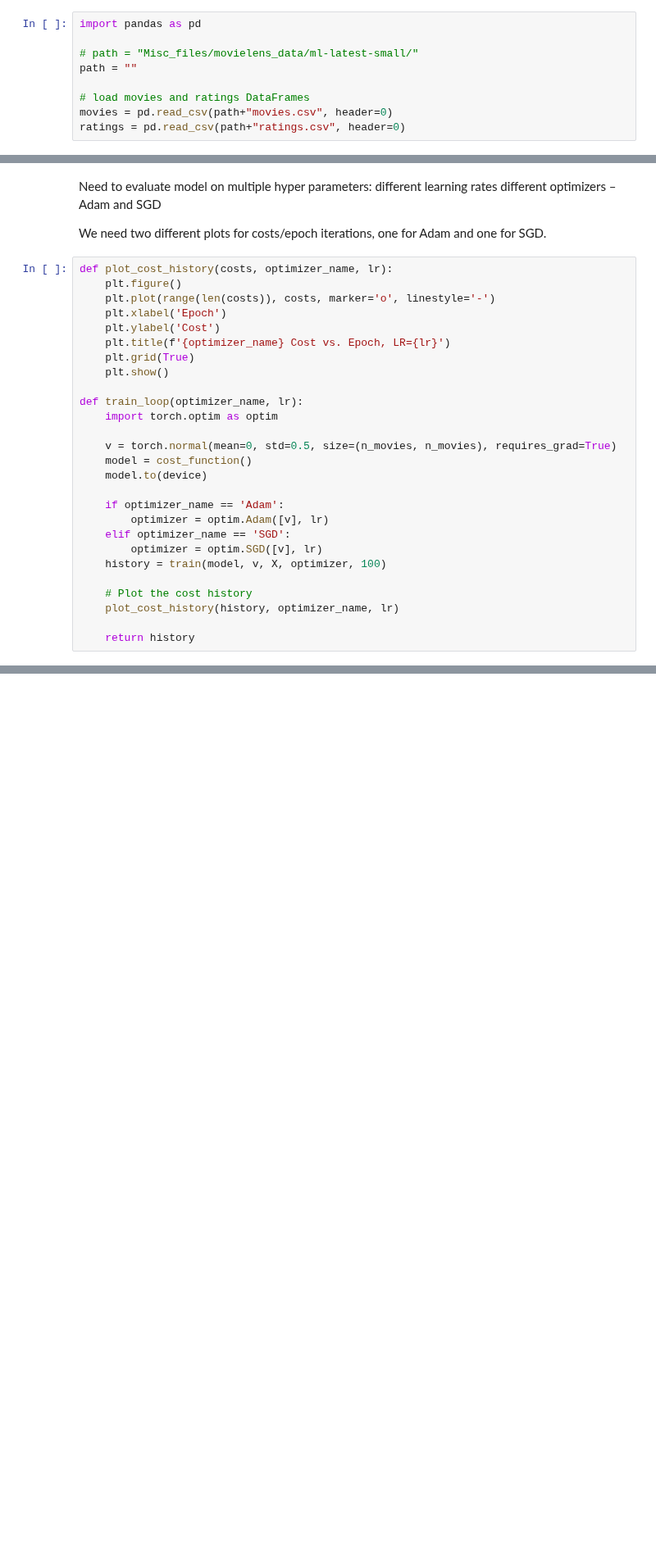
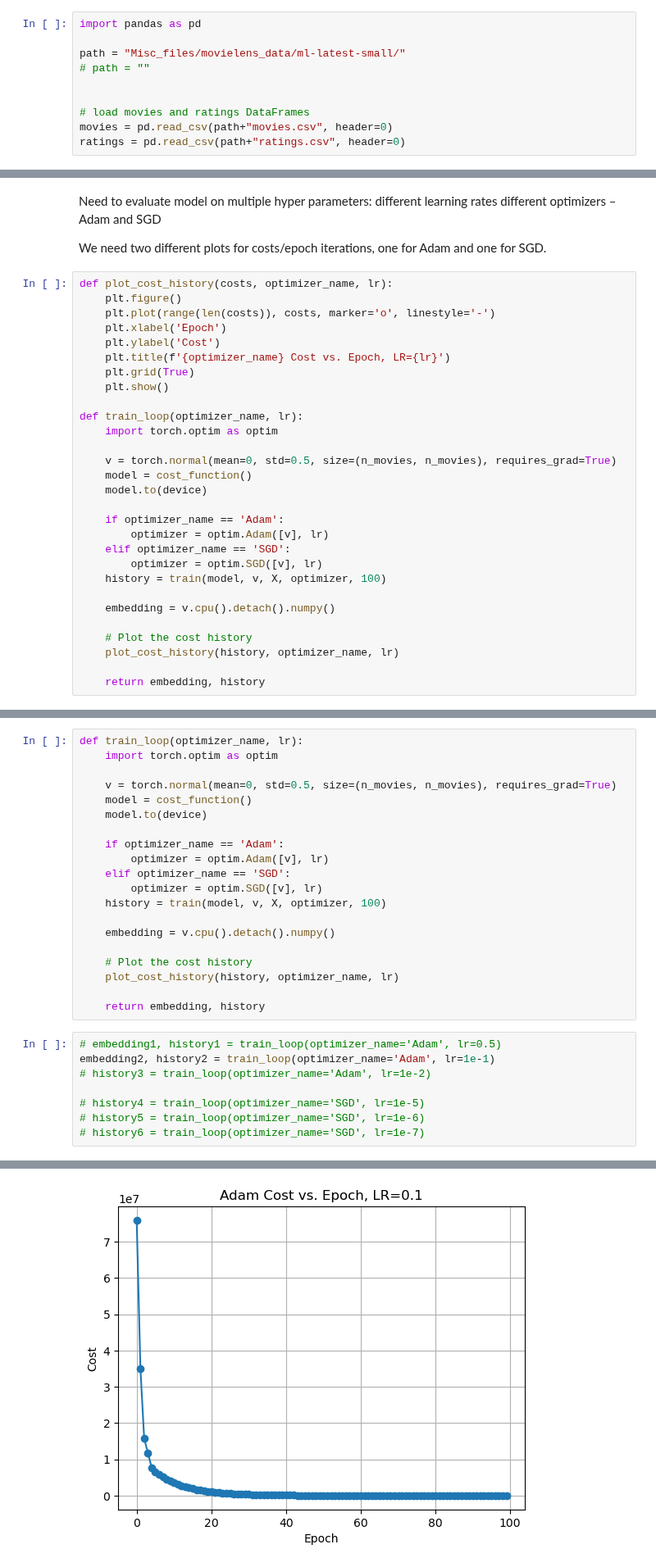
Before and after one commit to Team4IDS576/homework-assignments, a Jupyter notebook: Homework_2_Problem_2.ipynb, the cells around one changed output, grey strips where cells are left out. Shown at 82% size. Cells and saved outputs as stored; diff of their text form; blank space fills up the shorter version.

```diff
--- a/Homework_2_Problem_2.ipynb
+++ b/Homework_2_Problem_2.ipynb
@@ -6,8 +6,9 @@ First, download the movielens (small) [dataset](https://files.grouplens.org/data
 # %%
 import pandas as pd
 
-# path = "Misc_files/movielens_data/ml-latest-small/"
-path = ""
+path = "Misc_files/movielens_data/ml-latest-small/"
+# path = ""
+
 
 # load movies and ratings DataFrames
 movies = pd.read_csv(path+"movies.csv", header=0)
@@ -232,8 +233,10 @@ def train_loop(optimizer_name, lr):
         optimizer = optim.SGD([v], lr)
     history = train(model, v, X, optimizer, 100)
 
+    embedding = v.cpu().detach().numpy()
+
     # Plot the cost history
     plot_cost_history(history, optimizer_name, lr)
 
-    return history
+    return embedding, history
 # %%
@@ -330,0 +252,29 @@ Name: title, Length: 1000, dtype: object
+# %%
+def train_loop(optimizer_name, lr):
+    import torch.optim as optim
+
+    v = torch.normal(mean=0, std=0.5, size=(n_movies, n_movies), requires_grad=True)
+    model = cost_function()
+    model.to(device)
+
+    if optimizer_name == 'Adam':
+        optimizer = optim.Adam([v], lr)
+    elif optimizer_name == 'SGD':
+        optimizer = optim.SGD([v], lr)
+    history = train(model, v, X, optimizer, 100)
+
+    embedding = v.cpu().detach().numpy()
+
+    # Plot the cost history
+    plot_cost_history(history, optimizer_name, lr)
+
+    return embedding, history
+# %%
+# embedding1, history1 = train_loop(optimizer_name='Adam', lr=0.5)
+embedding2, history2 = train_loop(optimizer_name='Adam', lr=1e-1)
+# history3 = train_loop(optimizer_name='Adam', lr=1e-2)
+
+# history4 = train_loop(optimizer_name='SGD', lr=1e-5)
+# history5 = train_loop(optimizer_name='SGD', lr=1e-6)
+# history6 = train_loop(optimizer_name='SGD', lr=1e-7)
+# %% [output]
@@ -330,0 +291 @@ Name: title, Length: 1000, dtype: object
+[figure, added]
```
Also changed, not shown: parts of 7 cells of this notebook.
